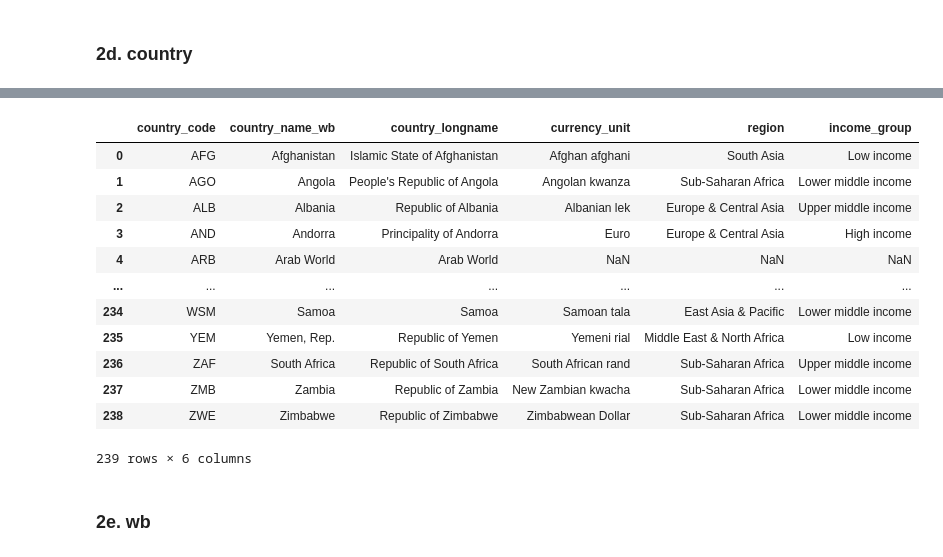
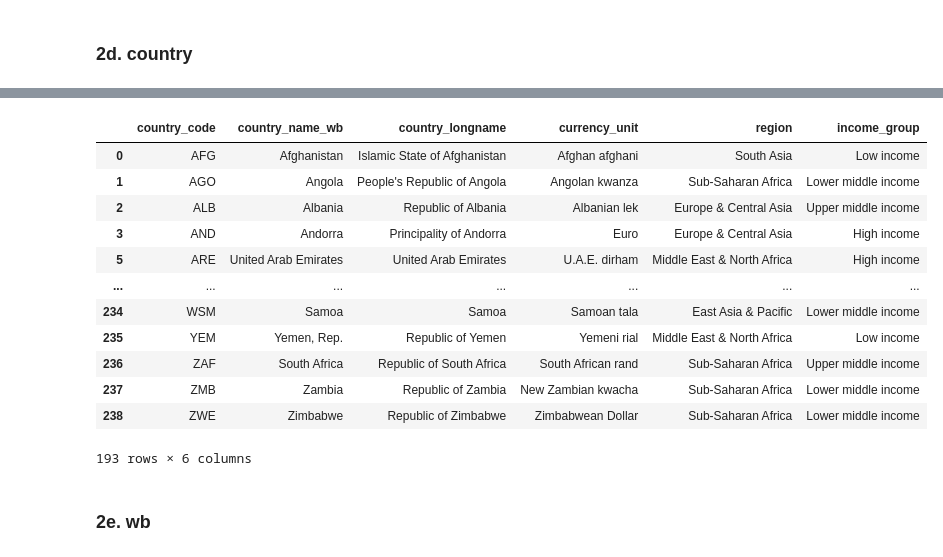
Before and after one commit to eanelson01/Lab3, a Jupyter notebook: lab3_notebook.ipynb, the cells around one changed output, grey strips where cells are left out. Drawn from its saved outputs; the diff is of its cells as text; code cells hidden in the pictures.

```diff
--- a/lab3_notebook.ipynb
+++ b/lab3_notebook.ipynb
@@ -129,42 +136,42 @@ noncountries = ["Arab World", "Central Europe and the Baltics",
                  "Heavily indebted poor countries (HIPC)","IBRD only",
                  "IDA & IBRD total",
                  "IDA total","IDA blend","IDA only",
                  "Latin America & Caribbean (excluding high income)",
                  "Latin America & Caribbean",
                  "Least developed countries: UN classification",
                  "Low income","Lower middle income","Low & middle income",
                  "Late-demographic dividend","Middle East & North Africa",
                  "Middle income",
                  "Middle East & North Africa (excluding high income)",
                  "North America","OECD members",
                  "Other small states","Pre-demographic dividend",
                  "Pacific island small states",
                  "Post-demographic dividend",
                  "Sub-Saharan Africa (excluding high income)",
                  "Sub-Saharan Africa",
                  "Small states","East Asia & Pacific (IDA & IBRD)",
                  "Europe & Central Asia (IDA & IBRD)",
                  "Latin America & Caribbean (IDA & IBRD)",
                  "Middle East & North Africa (IDA & IBRD)","South Asia",
                  "South Asia (IDA & IBRD)",
                  "Sub-Saharan Africa (IDA & IBRD)",
                  "Upper middle income", "World"]
-conutry = country.query("country_name_wb not in @noncountries")
+country = country.query("country_name_wb not in @noncountries")
 country
 # %% [output]
 |  | country_code | country_name_wb | country_longname | currency_unit | region | income_group |
 | 0 | AFG | Afghanistan | Islamic State of Afghanistan | Afghan afghani | South Asia | Low income |
 | 1 | AGO | Angola | People's Republic of Angola | Angolan kwanza | Sub-Saharan Africa | Lower middle income |
 | 2 | ALB | Albania | Republic of Albania | Albanian lek | Europe & Central Asia | Upper middle income |
 | 3 | AND | Andorra | Principality of Andorra | Euro | Europe & Central Asia | High income |
-| 4 | ARB | Arab World | Arab World | NaN | NaN | NaN |
+| 5 | ARE | United Arab Emirates | United Arab Emirates | U.A.E. dirham | Middle East & North Africa | High income |
 | ... | ... | ... | ... | ... | ... | ... |
 | 234 | WSM | Samoa | Samoa | Samoan tala | East Asia & Pacific | Lower middle income |
 | 235 | YEM | Yemen, Rep. | Republic of Yemen | Yemeni rial | Middle East & North Africa | Low income |
 | 236 | ZAF | South Africa | Republic of South Africa | South African rand | Sub-Saharan Africa | Upper middle income |
 | 237 | ZMB | Zambia | Republic of Zambia | New Zambian kwacha | Sub-Saharan Africa | Lower middle income |
 | 238 | ZWE | Zimbabwe | Republic of Zimbabwe | Zimbabwean Dollar | Sub-Saharan Africa | Lower middle income |
-239 rows × 6 columns
+193 rows × 6 columns
 # %% [markdown]
 ### 2e. wb
 # %%
```
Also changed, not shown: parts of 32 cells of this notebook.
